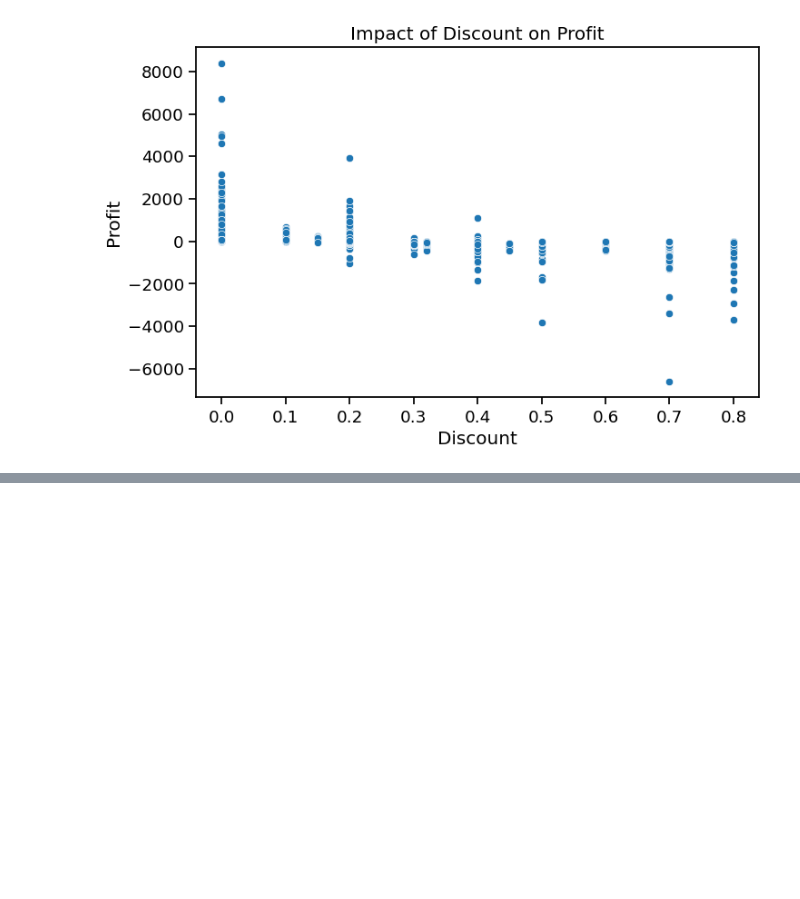
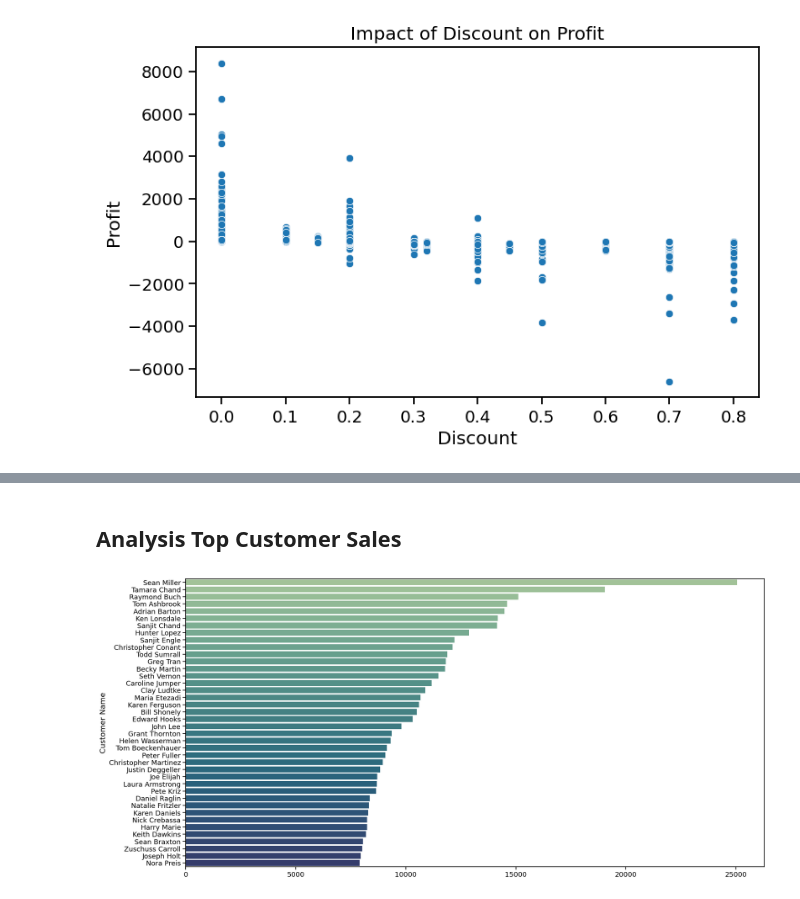
Before and after one commit to ar3haa/Data-Analysis-For-Superstore-Dataset, a Jupyter notebook: dat_analysis_superstore_dataset.ipynb, the cells around one changed output, grey strips where cells are left out. Cells and saved outputs as stored; diff of their text form; code cells hidden in the pictures; blank space fills up the shorter version.

Commit message:
More Analysis

```diff
--- a/dat_analysis_superstore_dataset.ipynb
+++ b/dat_analysis_superstore_dataset.ipynb
@@ -296,0 +325,9 @@ plt.show()
+# %% [markdown]
+## Analysis Top Customer Sales
+# %%
+top_customer = df.groupby('Customer Name')['Sales'].sum().sort_values(ascending=False).head(40)
+plt.figure(figsize=(20,10))
+sns.barplot(x=top_customer.values , y=top_customer.index , palette='crest')
+plt.show()
+# %% [output]
+[figure, added]
```
Also changed, not shown: parts of 16 cells of this notebook.
